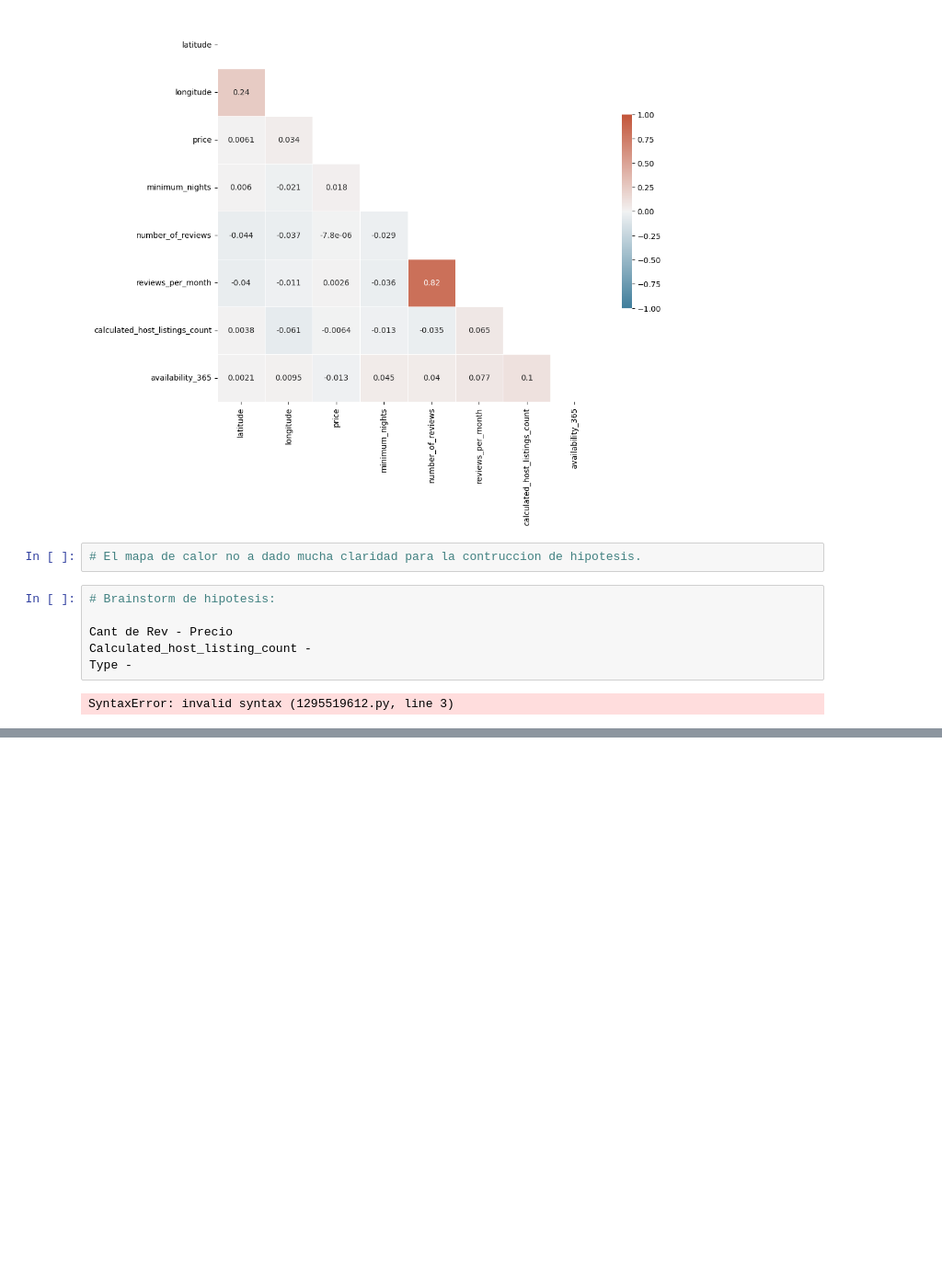
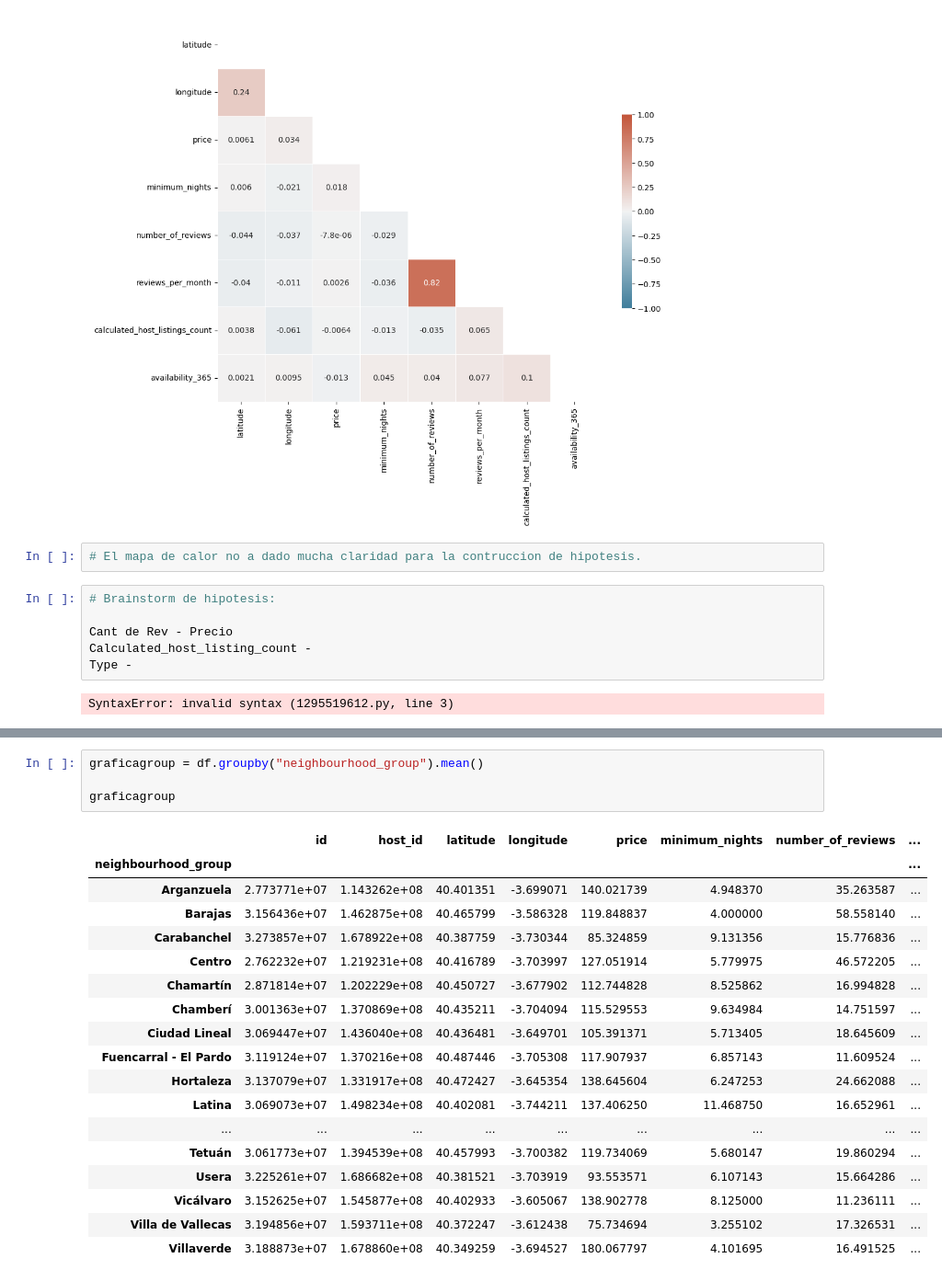
Before and after one commit to Factoria-F5-AI-Bootcamp-1-Edicion/Madrid_AirB-B, a Jupyter notebook: Madrid Airbnb.ipynb, the cells around one changed output, grey strips where cells are left out. Shown at 92% size. Cells and saved outputs as stored; diff of their text form; blank space fills up the shorter version.

```diff
--- a/Madrid Airbnb.ipynb
+++ b/Madrid Airbnb.ipynb
@@ -307,0 +419,23 @@ sns.histplot(data=df, x="number_of_reviews", kde=True)
+# %%
+graficagroup = df.groupby("neighbourhood_group").mean()
+
+graficagroup
+# %% [output]
+|  | id | host_id | latitude | longitude | price | minimum_nights | number_of_reviews | ... |
+| neighbourhood_group |  |  |  |  |  |  |  | ... |
+| Arganzuela | 2.773771e+07 | 1.143262e+08 | 40.401351 | -3.699071 | 140.021739 | 4.948370 | 35.263587 | ... |
+| Barajas | 3.156436e+07 | 1.462875e+08 | 40.465799 | -3.586328 | 119.848837 | 4.000000 | 58.558140 | ... |
+| Carabanchel | 3.273857e+07 | 1.678922e+08 | 40.387759 | -3.730344 | 85.324859 | 9.131356 | 15.776836 | ... |
+| Centro | 2.762232e+07 | 1.219231e+08 | 40.416789 | -3.703997 | 127.051914 | 5.779975 | 46.572205 | ... |
+| Chamartín | 2.871814e+07 | 1.202229e+08 | 40.450727 | -3.677902 | 112.744828 | 8.525862 | 16.994828 | ... |
+| Chamberí | 3.001363e+07 | 1.370869e+08 | 40.435211 | -3.704094 | 115.529553 | 9.634984 | 14.751597 | ... |
+| Ciudad Lineal | 3.069447e+07 | 1.436040e+08 | 40.436481 | -3.649701 | 105.391371 | 5.713405 | 18.645609 | ... |
+| Fuencarral - El Pardo | 3.119124e+07 | 1.370216e+08 | 40.487446 | -3.705308 | 117.907937 | 6.857143 | 11.609524 | ... |
+| Hortaleza | 3.137079e+07 | 1.331917e+08 | 40.472427 | -3.645354 | 138.645604 | 6.247253 | 24.662088 | ... |
+| Latina | 3.069073e+07 | 1.498234e+08 | 40.402081 | -3.744211 | 137.406250 | 11.468750 | 16.652961 | ... |
+| ... | ... | ... | ... | ... | ... | ... | ... | ... |
+| Tetuán | 3.061773e+07 | 1.394539e+08 | 40.457993 | -3.700382 | 119.734069 | 5.680147 | 19.860294 | ... |
+| Usera | 3.225261e+07 | 1.686682e+08 | 40.381521 | -3.703919 | 93.553571 | 6.107143 | 15.664286 | ... |
+| Vicálvaro | 3.152625e+07 | 1.545877e+08 | 40.402933 | -3.605067 | 138.902778 | 8.125000 | 11.236111 | ... |
+| Villa de Vallecas | 3.194856e+07 | 1.593711e+08 | 40.372247 | -3.612438 | 75.734694 | 3.255102 | 17.326531 | ... |
+| Villaverde | 3.188873e+07 | 1.678860e+08 | 40.349259 | -3.694527 | 180.067797 | 4.101695 | 16.491525 | ... |
```
Also changed, not shown: parts of 28 cells of this notebook.
